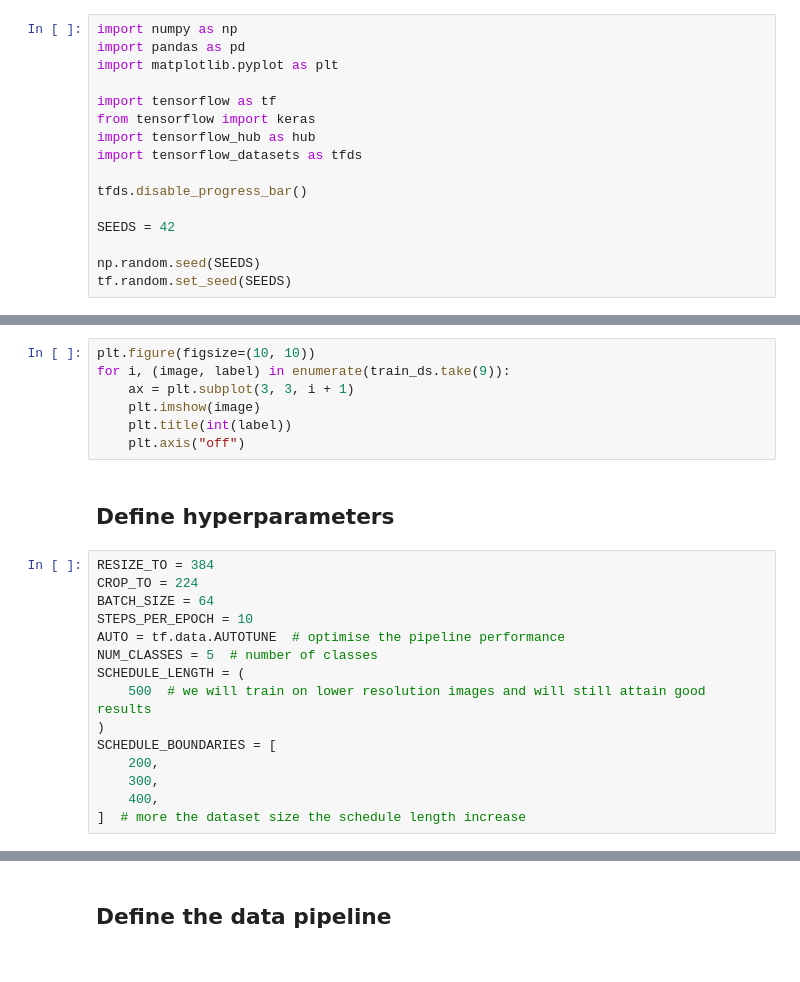
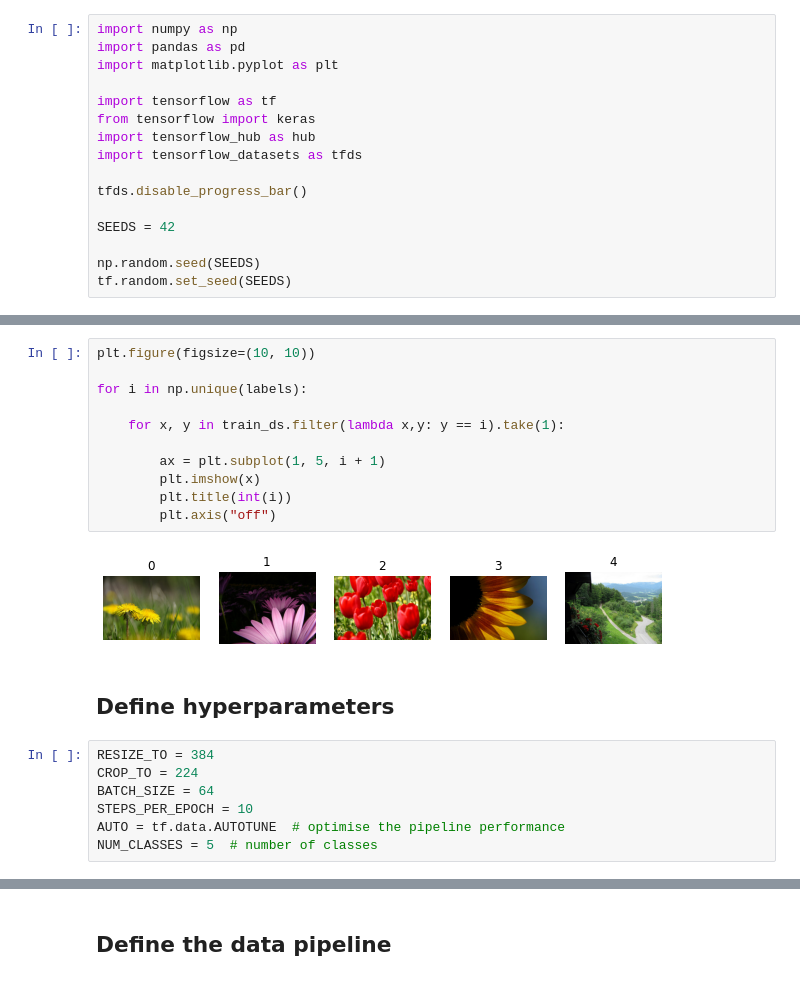
Before and after one commit to chihyanghsu0805/keras_tutorial, a Jupyter notebook: keras/bit.ipynb, the cells around one changed output, grey strips where cells are left out. Cells and saved outputs as stored; diff of their text form.

```diff
--- a/keras/bit.ipynb
+++ b/keras/bit.ipynb
@@ -61,10 +64,16 @@ train_ds, validation_ds = tfds.load(
 # %%
 plt.figure(figsize=(10, 10))
-for i, (image, label) in enumerate(train_ds.take(9)):
-    ax = plt.subplot(3, 3, i + 1)
-    plt.imshow(image)
-    plt.title(int(label))
-    plt.axis("off")
+
+for i in np.unique(labels):
+
+    for x, y in train_ds.filter(lambda x,y: y == i).take(1):
+
+        ax = plt.subplot(1, 5, i + 1)
+        plt.imshow(x)
+        plt.title(int(i))
+        plt.axis("off")
+# %% [output]
+[figure, added]
 # %% [markdown]
 ## Define hyperparameters
 # %%
@@ -74,11 +83,3 @@ BATCH_SIZE = 64
 STEPS_PER_EPOCH = 10
 AUTO = tf.data.AUTOTUNE  # optimise the pipeline performance
 NUM_CLASSES = 5  # number of classes
-SCHEDULE_LENGTH = (
-    500  # we will train on lower resolution images and will still attain good results
-)
-SCHEDULE_BOUNDARIES = [
-    200,
-    300,
-    400,
-]  # more the dataset size the schedule length increase
```
Also changed, not shown: parts of 38 cells of this notebook.
